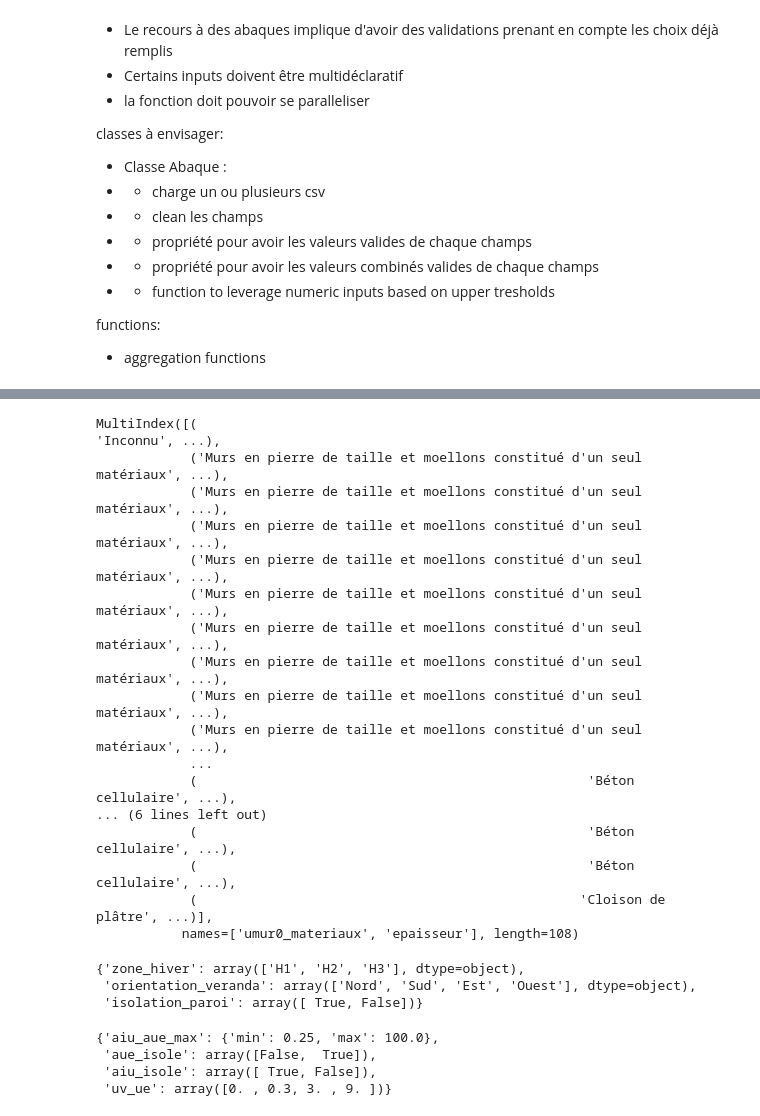
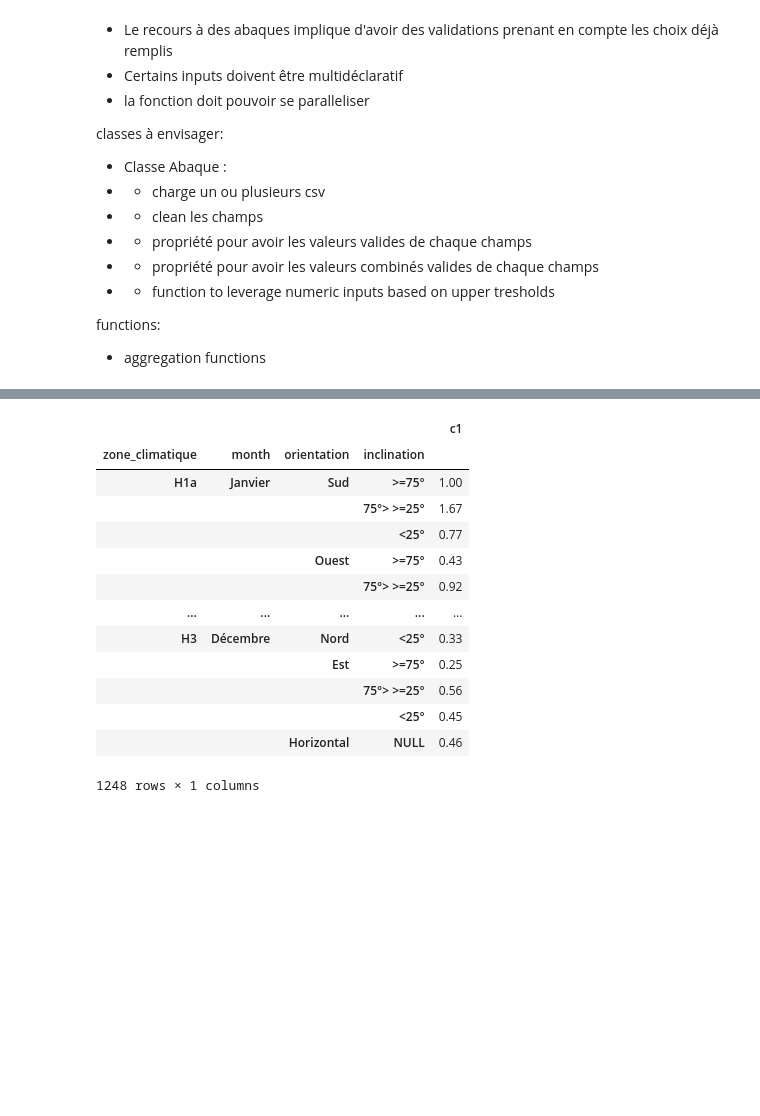
Before and after one commit to gabrielolympie/Py3CL, a Jupyter notebook: notebooks/devel.ipynb, the cells around one changed output, grey strips where cells are left out. Drawn from its saved outputs; the diff is of its cells as text; code cells hidden in the pictures; blank space fills up the shorter version.

```diff
--- a/notebooks/devel.ipynb
+++ b/notebooks/devel.ipynb
@@ -162,33 +354,17 @@ Values: ['taux_conversion']
 # %%
-dpe.abaques['umur0'].abaque.index
+dpe.abaques['coefficient_orientation'].abaque
 # %% [output]
+|  |  |  |  | c1 |
+| zone_climatique | month | orientation | inclination |  |
+| H1a | Janvier | Sud | >=75° | 1.00 |
+|  |  |  | 75°> >=25° | 1.67 |
+|  |  |  | <25° | 0.77 |
+|  |  | Ouest | >=75° | 0.43 |
+|  |  |  | 75°> >=25° | 0.92 |
+| ... | ... | ... | ... | ... |
+| H3 | Décembre | Nord | <25° | 0.33 |
+|  |  | Est | >=75° | 0.25 |
+|  |  |  | 75°> >=25° | 0.56 |
+|  |  |  | <25° | 0.45 |
+|  |  | Horizontal | NULL | 0.46 |
-MultiIndex([(                                                           'Inconnu', ...),
-            ('Murs en pierre de taille et moellons constitué d'un seul matériaux', ...),
-            ('Murs en pierre de taille et moellons constitué d'un seul matériaux', ...),
-            ('Murs en pierre de taille et moellons constitué d'un seul matériaux', ...),
-            ('Murs en pierre de taille et moellons constitué d'un seul matériaux', ...),
-            ('Murs en pierre de taille et moellons constitué d'un seul matériaux', ...),
-            ('Murs en pierre de taille et moellons constitué d'un seul matériaux', ...),
-            ('Murs en pierre de taille et moellons constitué d'un seul matériaux', ...),
-            ('Murs en pierre de taille et moellons constitué d'un seul matériaux', ...),
-            ('Murs en pierre de taille et moellons constitué d'un seul matériaux', ...),
-            ...
-            (                                                  'Béton cellulaire', ...),
-... (6 lines left out)
-            (                                                  'Béton cellulaire', ...),
-            (                                                  'Béton cellulaire', ...),
-            (                                                 'Cloison de plâtre', ...)],
-           names=['umur0_materiaux', 'epaisseur'], length=108)
+1248 rows × 1 columns
-# %%
-dpe.abaques['coef_reduction_veranda'].key_characteristics
-# %% [output]
-{'zone_hiver': array(['H1', 'H2', 'H3'], dtype=object),
- 'orientation_veranda': array(['Nord', 'Sud', 'Est', 'Ouest'], dtype=object),
- 'isolation_paroi': array([ True, False])}
-# %%
-dpe.abaques['coef_reduction_deperdition_local'].key_characteristics
-# %% [output]
-{'aiu_aue_max': {'min': 0.25, 'max': 100.0},
- 'aue_isole': array([False,  True]),
- 'aiu_isole': array([ True, False]),
- 'uv_ue': array([0. , 0.3, 3. , 9. ])}
```
Also changed, not shown: parts of 11 cells of this notebook, 9 other files.
